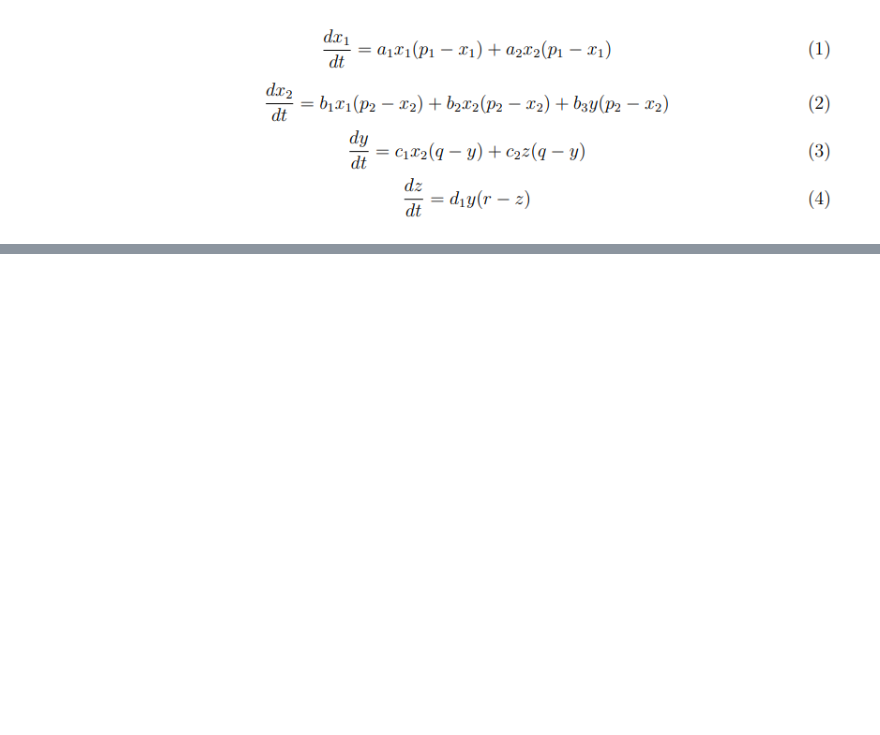
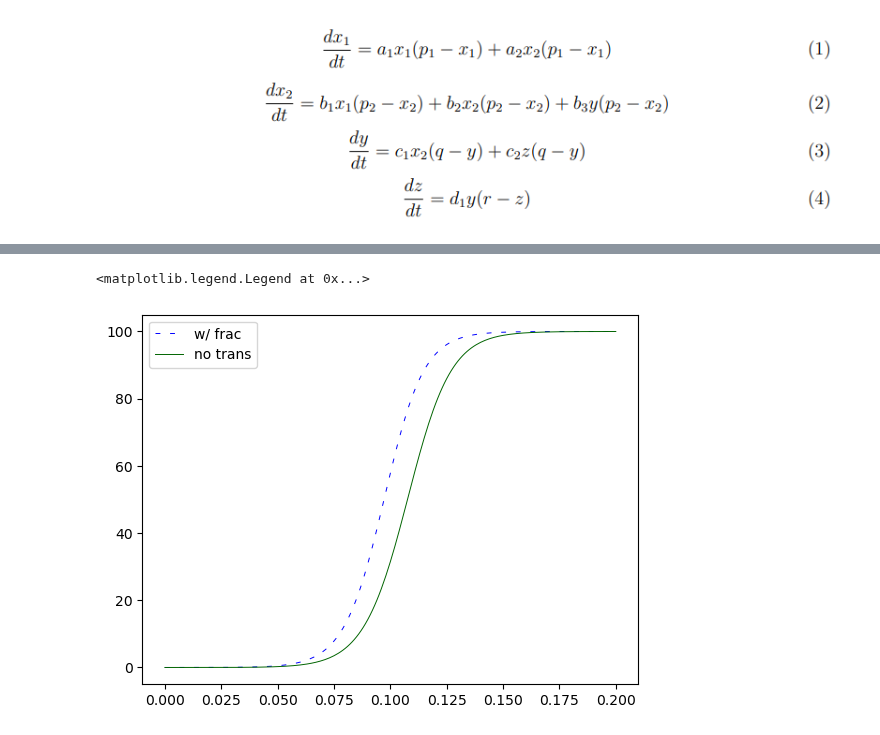
Before and after one commit to JakobSchauser/MscPhysics, a Jupyter notebook: Scientific Computing/Project4/project4.ipynb, the cells around one changed output, grey strips where cells are left out. Saved outputs shown, nothing was run; the diff lists cells and outputs as text; code cells hidden in the pictures; blank space fills up the shorter version.

```diff
--- a/Scientific Computing/Project4/project4.ipynb
+++ b/Scientific Computing/Project4/project4.ipynb
@@ -228,0 +268,23 @@ euler
+# %%
+parameters["with_transfusion"] = True
+parameters["with_frac"] = True
+parameters["with_death"] = False
+
+update_frac(parameters, x1, x2, y, z)
+data = simulate(parameters, x1, x2, y, z, 0.2, mode = 'euler', dt = 0.001)
+x = data[:,4]
+
+plt.plot(x, data[:,3], label = f"w/ frac", color = "blue", ls = (0,(5,10)), alpha = 1, linewidth = 0.7)
+
+
+parameters["with_transfusion"] = False
+parameters["with_frac"] = False
+data = simulate(parameters, x1, x2, y, z, 0.2, mode = 'euler', dt = 0.001)
+x = data[:,4]
+
+plt.plot(x, data[:,3], label = f"no trans", color = "darkgreen", alpha = 1, linewidth = 0.7)
+
+plt.legend()
+# %% [output]
+<matplotlib.legend.Legend at 0x...>
+[figure, added]
```
Also changed, not shown: parts of 10 cells of this notebook, 3 other files.
